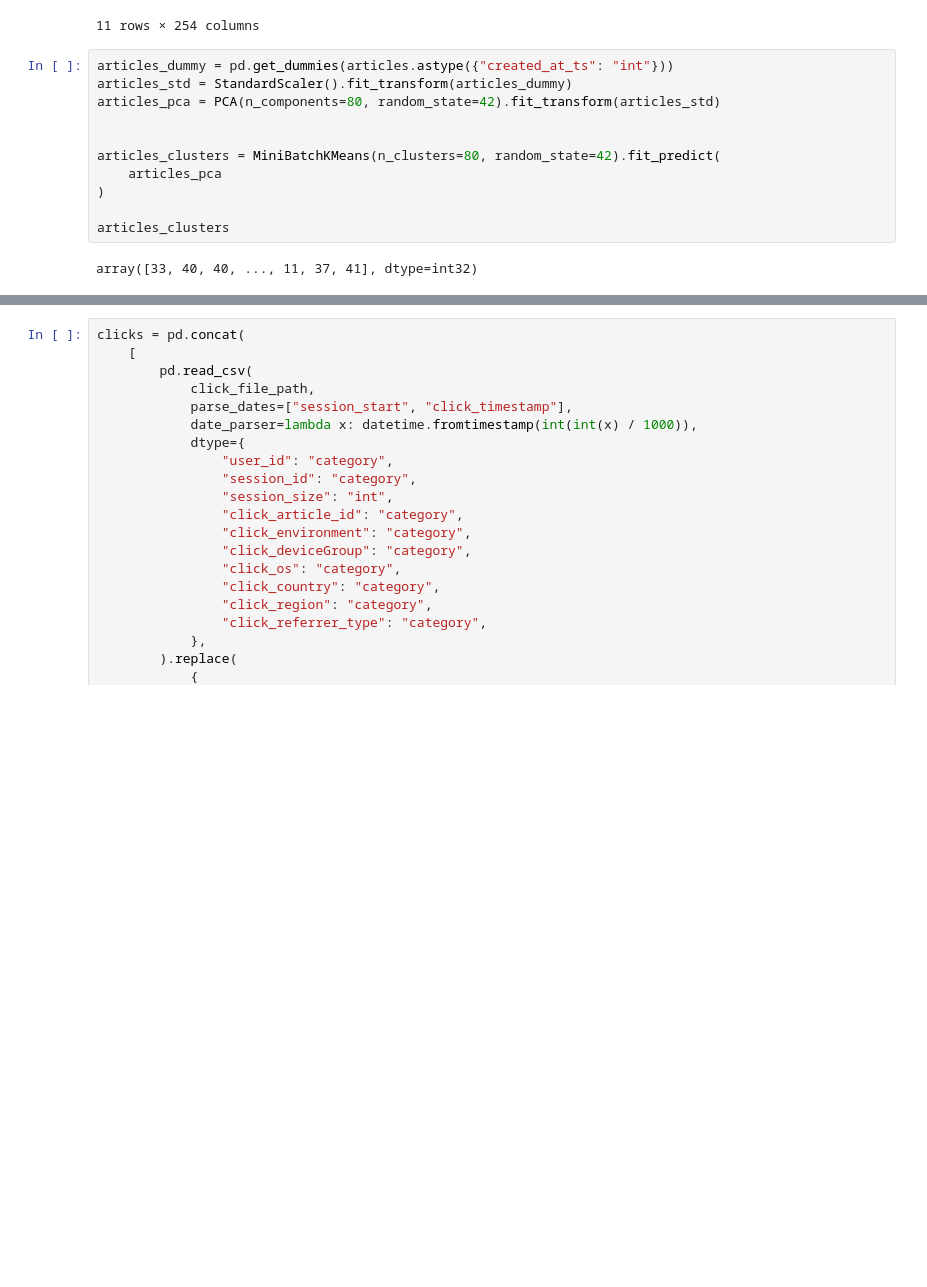
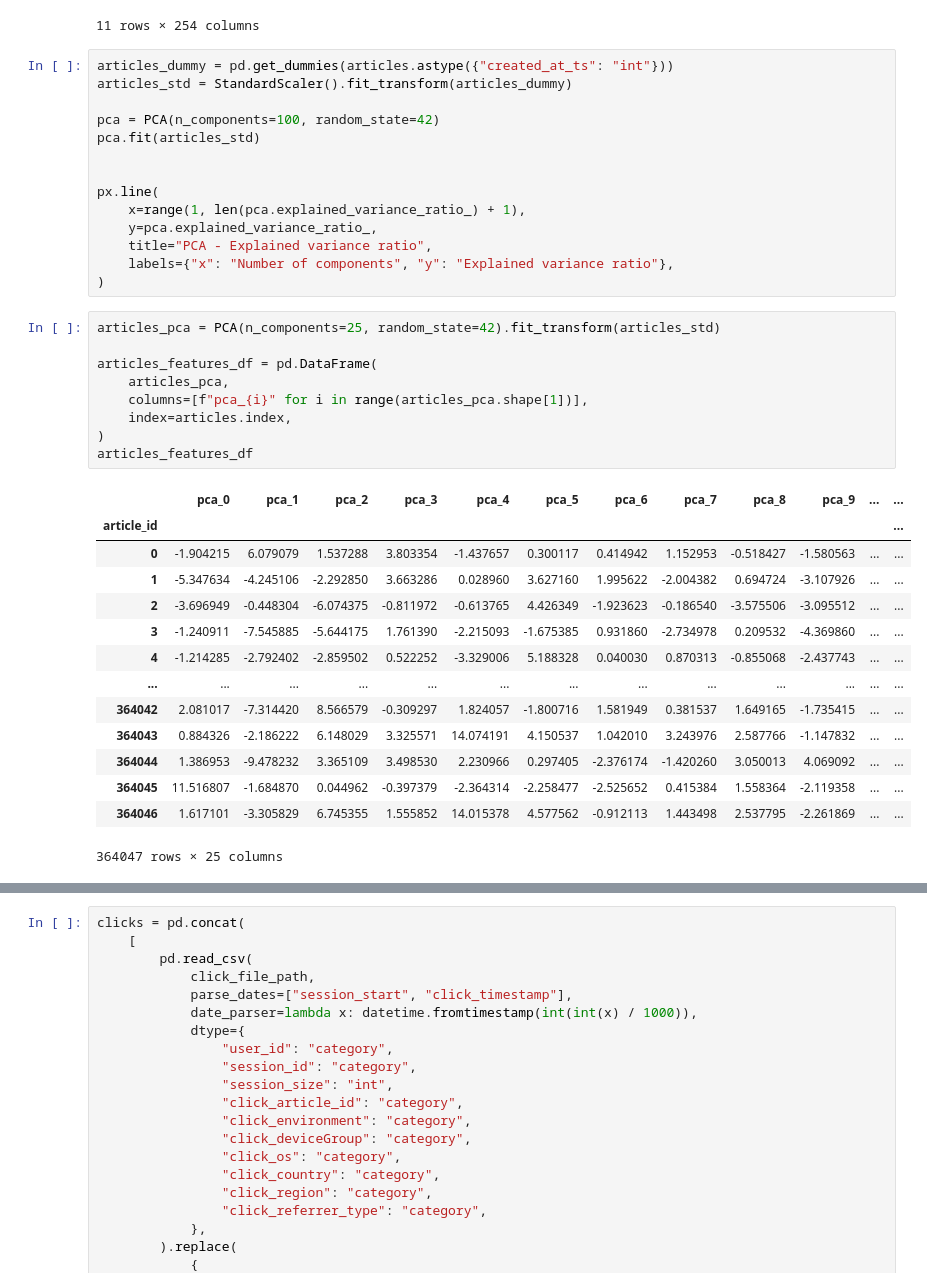
Before and after one commit to fleuryc/OC_AI-Engineer_P9_Books-recommandation-mobile-app, a Jupyter notebook: notebooks/lightmf-hybrid-filtering.ipynb, the cells around one changed output, grey strips where cells are left out. Cells and saved outputs as stored; diff of their text form; blank space fills up the shorter version.

```diff
--- a/notebooks/lightmf-hybrid-filtering.ipynb
+++ b/notebooks/lightmf-hybrid-filtering.ipynb
@@ -85,16 +87,41 @@ articles.describe(include="all", datetime_is_numeric=True)
 | max | NaN | 2018-03-13 13:12:30 | NaN | 6690.000000 | 0.983694 | -0.514728 | 0.998341 | ... |
 | std | NaN | NaN | NaN | 59.502766 | 0.451477 | 0.022650 | 0.495033 | ... |
 11 rows × 254 columns
-# %%
-articles_dummy = pd.get_dummies(articles.astype({"created_at_ts": "int"}))
-articles_std = StandardScaler().fit_transform(articles_dummy)
-articles_pca = PCA(n_components=80, random_state=42).fit_transform(articles_std)
-
-
-articles_clusters = MiniBatchKMeans(n_clusters=80, random_state=42).fit_predict(
-    articles_pca
-)
-
-articles_clusters
-# %% [output]
-array([33, 40, 40, ..., 11, 37, 41], dtype=int32)
+# %%
+articles_dummy = pd.get_dummies(articles.astype({"created_at_ts": "int"}))
+articles_std = StandardScaler().fit_transform(articles_dummy)
+
+pca = PCA(n_components=100, random_state=42)
+pca.fit(articles_std)
+
+
+px.line(
+    x=range(1, len(pca.explained_variance_ratio_) + 1),
+    y=pca.explained_variance_ratio_,
+    title="PCA - Explained variance ratio",
+    labels={"x": "Number of components", "y": "Explained variance ratio"},
+)
+# %%
+articles_pca = PCA(n_components=25, random_state=42).fit_transform(articles_std)
+
+articles_features_df = pd.DataFrame(
+    articles_pca,
+    columns=[f"pca_{i}" for i in range(articles_pca.shape[1])],
+    index=articles.index,
+)
+articles_features_df
+# %% [output]
+|  | pca_0 | pca_1 | pca_2 | pca_3 | pca_4 | pca_5 | pca_6 | pca_7 | pca_8 | pca_9 | ... | ... |
+| article_id |  |  |  |  |  |  |  |  |  |  |  | ... |
+| 0 | -1.904215 | 6.079079 | 1.537288 | 3.803354 | -1.437657 | 0.300117 | 0.414942 | 1.152953 | -0.518427 | -1.580563 | ... | ... |
+| 1 | -5.347634 | -4.245106 | -2.292850 | 3.663286 | 0.028960 | 3.627160 | 1.995622 | -2.004382 | 0.694724 | -3.107926 | ... | ... |
+| 2 | -3.696949 | -0.448304 | -6.074375 | -0.811972 | -0.613765 | 4.426349 | -1.923623 | -0.186540 | -3.575506 | -3.095512 | ... | ... |
+| 3 | -1.240911 | -7.545885 | -5.644175 | 1.761390 | -2.215093 | -1.675385 | 0.931860 | -2.734978 | 0.209532 | -4.369860 | ... | ... |
+| 4 | -1.214285 | -2.792402 | -2.859502 | 0.522252 | -3.329006 | 5.188328 | 0.040030 | 0.870313 | -0.855068 | -2.437743 | ... | ... |
+| ... | ... | ... | ... | ... | ... | ... | ... | ... | ... | ... | ... | ... |
+| 364042 | 2.081017 | -7.314420 | 8.566579 | -0.309297 | 1.824057 | -1.800716 | 1.581949 | 0.381537 | 1.649165 | -1.735415 | ... | ... |
+| 364043 | 0.884326 | -2.186222 | 6.148029 | 3.325571 | 14.074191 | 4.150537 | 1.042010 | 3.243976 | 2.587766 | -1.147832 | ... | ... |
+| 364044 | 1.386953 | -9.478232 | 3.365109 | 3.498530 | 2.230966 | 0.297405 | -2.376174 | -1.420260 | 3.050013 | 4.069092 | ... | ... |
+| 364045 | 11.516807 | -1.684870 | 0.044962 | -0.397379 | -2.364314 | -2.258477 | -2.525652 | 0.415384 | 1.558364 | -2.119358 | ... | ... |
+| 364046 | 1.617101 | -3.305829 | 6.745355 | 1.555852 | 14.015378 | 4.577562 | -0.912113 | 1.443498 | 2.537795 | -2.261869 | ... | ... |
+364047 rows × 25 columns
```
Also changed, not shown: parts of 18 cells of this notebook, 3 other files.
